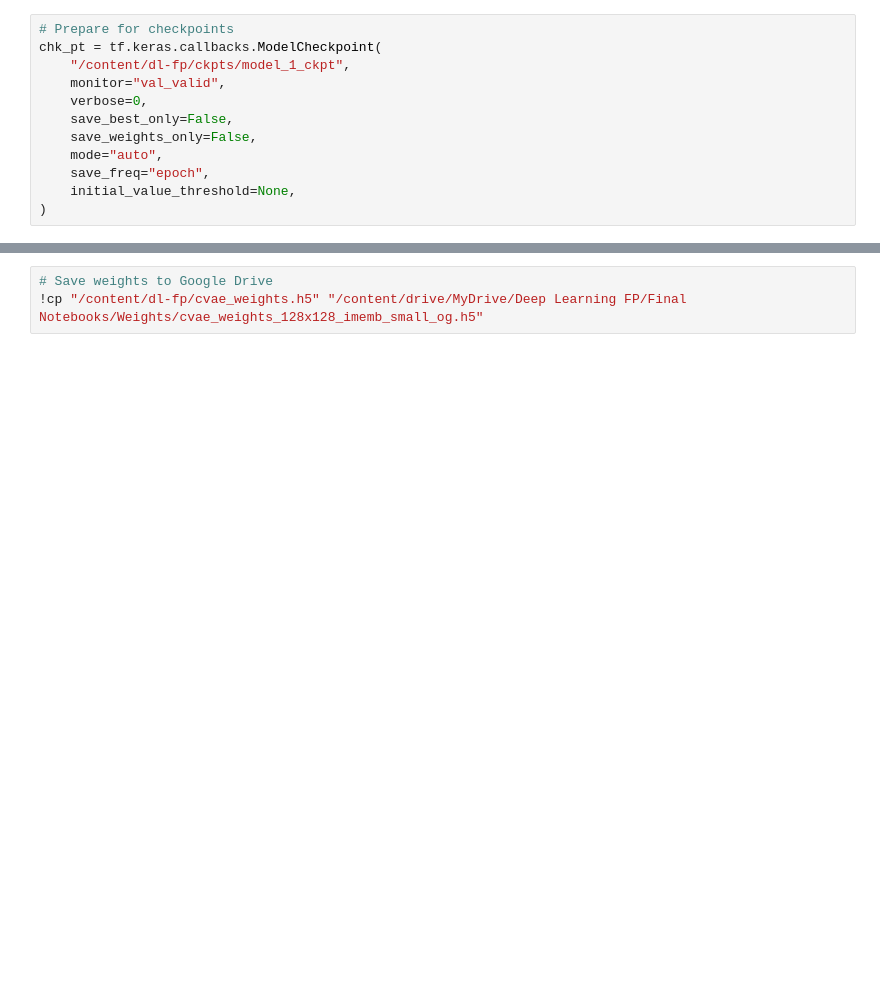
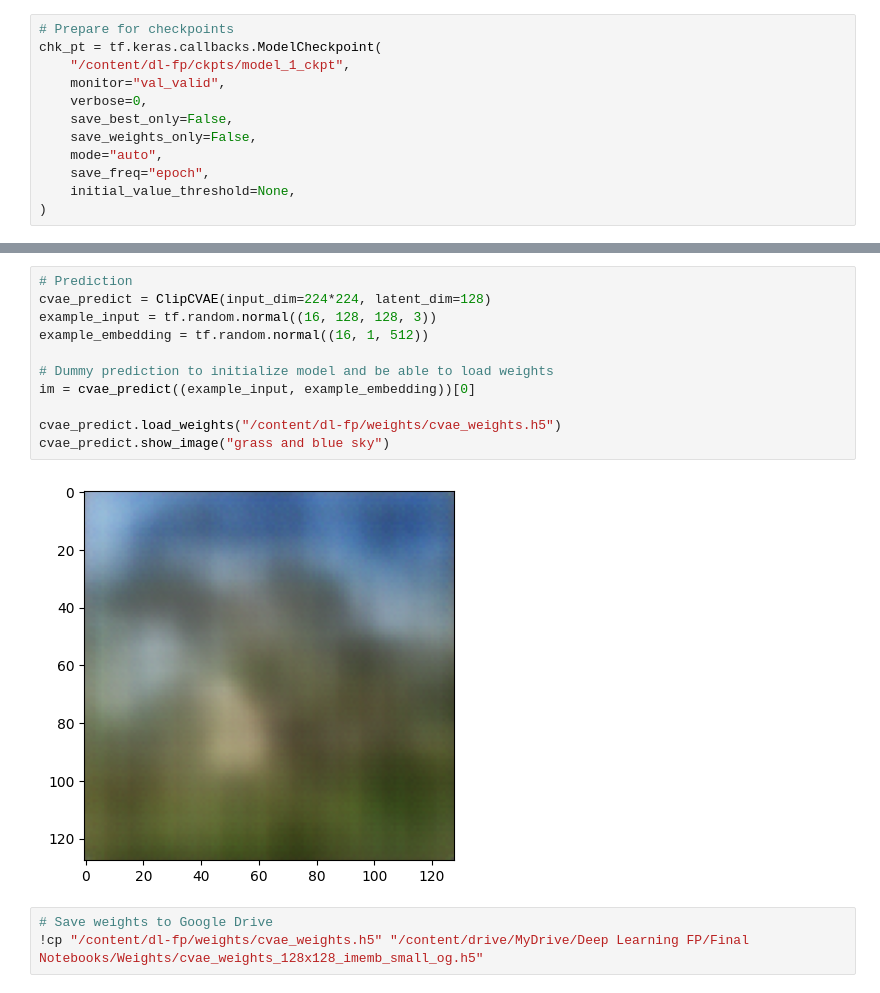
Before and after one commit to Ayma-n/dl-fp, a Jupyter notebook: final_notebooks/128x128 IMAGE EMB. SMALL OG NO DROPOUT.ipynb, the cells around one changed output, grey strips where cells are left out. Saved outputs shown, nothing was run; the diff lists cells and outputs as text; blank space fills up the shorter version.

```diff
--- a/final_notebooks/128x128 IMAGE EMB. SMALL OG NO DROPOUT.ipynb
+++ b/final_notebooks/128x128 IMAGE EMB. SMALL OG NO DROPOUT.ipynb
@@ -283,3 +296,16 @@ cvae.show_image("white sheep in grass with sky")
+# %%
+# Prediction
+cvae_predict = ClipCVAE(input_dim=224*224, latent_dim=128)
+example_input = tf.random.normal((16, 128, 128, 3))
+example_embedding = tf.random.normal((16, 1, 512))
+
+# Dummy prediction to initialize model and be able to load weights
+im = cvae_predict((example_input, example_embedding))[0]
+
+cvae_predict.load_weights("/content/dl-fp/weights/cvae_weights.h5")
+cvae_predict.show_image("grass and blue sky")
+# %% [output]
+[figure, added]
 # %%
 # Save weights to Google Drive
-!cp "/content/dl-fp/cvae_weights.h5" "/content/drive/MyDrive/Deep Learning FP/Final Notebooks/Weights/cvae_weights_128x128_imemb_small_og.h5"
+!cp "/content/dl-fp/weights/cvae_weights.h5" "/content/drive/MyDrive/Deep Learning FP/Final Notebooks/Weights/cvae_weights_128x128_imemb_small_og.h5"
```
Also changed, not shown: parts of 3 cells of this notebook.
